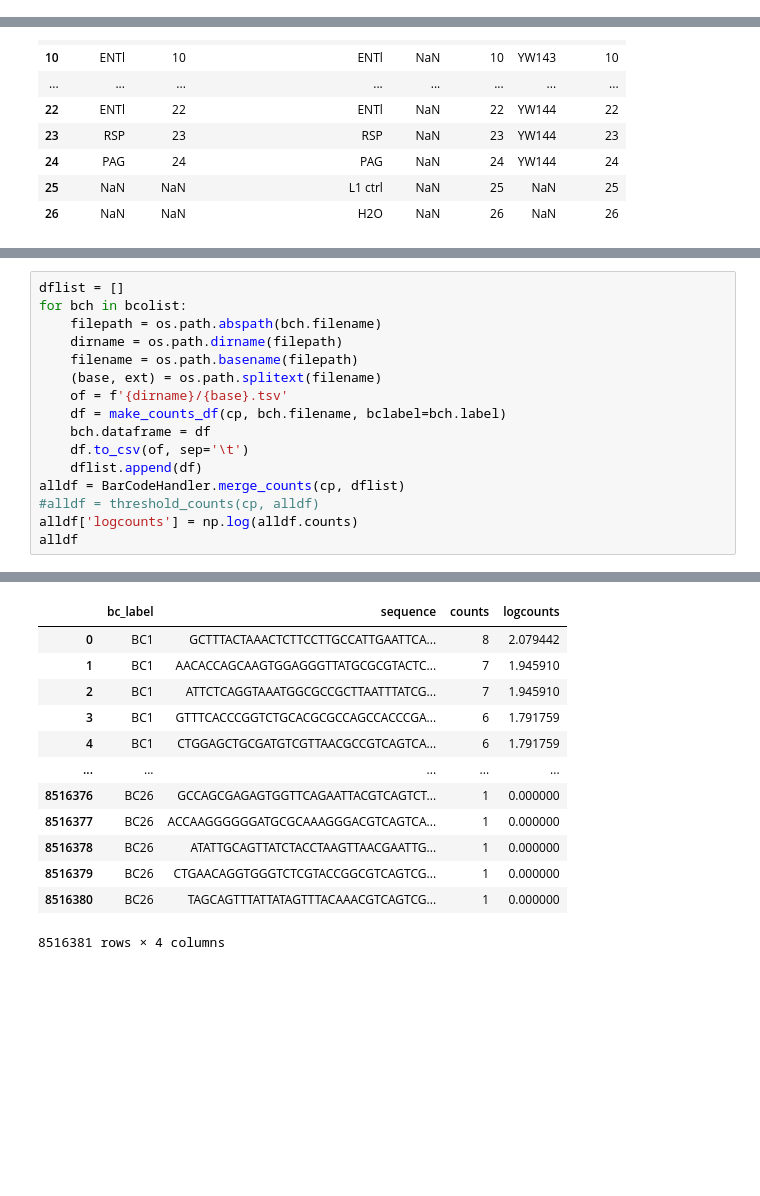
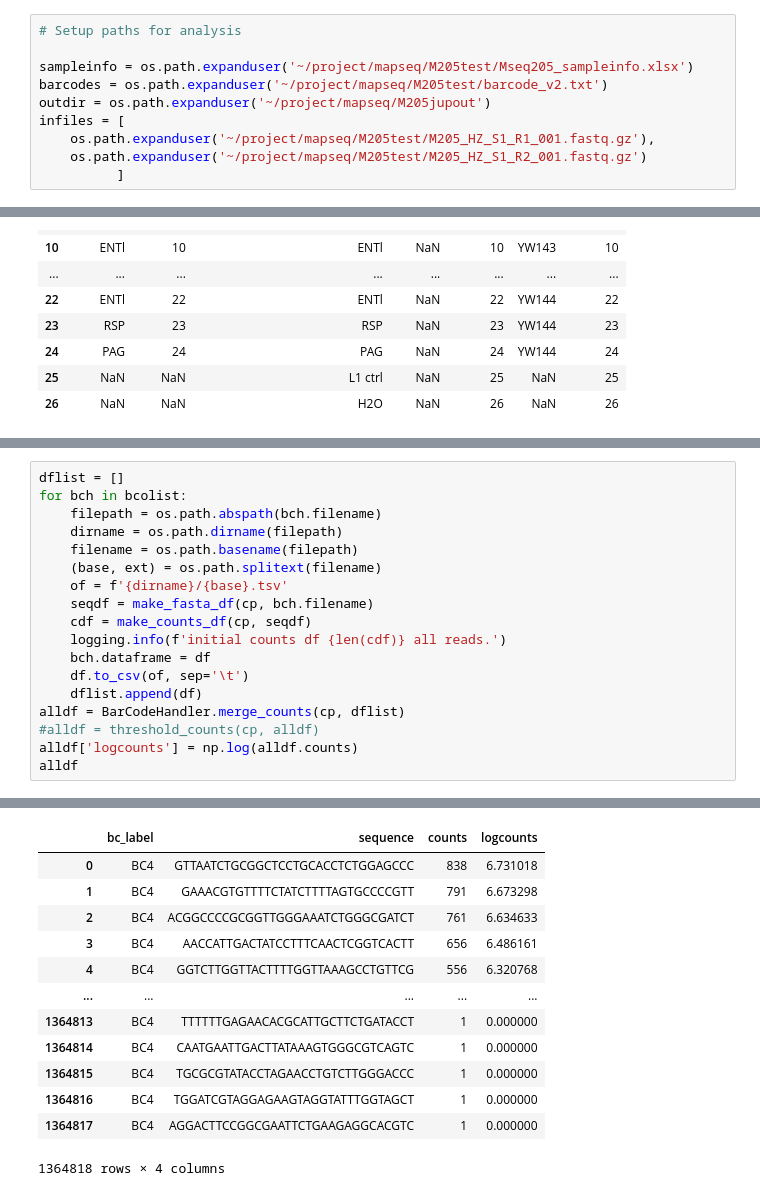
Before and after one commit to ZadorLaboratory/mapseq-processing, a Jupyter notebook: notebooks/MAPseq Processing.ipynb, the cells around one changed output, grey strips where cells are left out. Drawn from its saved outputs; the diff is of its cells as text; blank space fills up the shorter version.

```diff
--- a/notebooks/MAPseq Processing.ipynb
+++ b/notebooks/MAPseq Processing.ipynb
@@ -38,6 +37,16 @@ logging.getLogger().setLevel(logging.INFO)
 print("Done")
 # %% [output]
 Done
+# %%
+# Setup paths for analysis
+
+sampleinfo = os.path.expanduser('~/project/mapseq/M205test/Mseq205_sampleinfo.xlsx')
+barcodes = os.path.expanduser('~/project/mapseq/M205test/barcode_v2.txt')
+outdir = os.path.expanduser('~/project/mapseq/M205jupout')
+infiles = [
+    os.path.expanduser('~/project/mapseq/M205test/M205_HZ_S1_R1_001.fastq.gz'),
+    os.path.expanduser('~/project/mapseq/M205test/M205_HZ_S1_R2_001.fastq.gz')
+          ]
 # %%
 sampdf = load_sample_info(cp, sampleinfo)
 # extract list of actually used primers.
@@ -96,7 +109,9 @@ for bch in bcolist:
     filename = os.path.basename(filepath)
     (base, ext) = os.path.splitext(filename)
     of = f'{dirname}/{base}.tsv'
-    df = make_counts_df(cp, bch.filename, bclabel=bch.label)
+    seqdf = make_fasta_df(cp, bch.filename)
+    cdf = make_counts_df(cp, seqdf)
+    logging.info(f'initial counts df {len(cdf)} all reads.')
     bch.dataframe = df
     df.to_csv(of, sep='\t')
     dflist.append(df)
@@ -125,16 +140,16 @@ alldf
 |  | bc_label | sequence | counts | logcounts |
-| 0 | BC1 | GCTTTACTAAACTCTTCCTTGCCATTGAATTCA... | 8 | 2.079442 |
-| 1 | BC1 | AACACCAGCAAGTGGAGGGTTATGCGCGTACTC... | 7 | 1.945910 |
-| 2 | BC1 | ATTCTCAGGTAAATGGCGCCGCTTAATTTATCG... | 7 | 1.945910 |
-| 3 | BC1 | GTTTCACCCGGTCTGCACGCGCCAGCCACCCGA... | 6 | 1.791759 |
-| 4 | BC1 | CTGGAGCTGCGATGTCGTTAACGCCGTCAGTCA... | 6 | 1.791759 |
+| 0 | BC4 | GTTAATCTGCGGCTCCTGCACCTCTGGAGCCC | 838 | 6.731018 |
+| 1 | BC4 | GAAACGTGTTTTCTATCTTTTAGTGCCCCGTT | 791 | 6.673298 |
+| 2 | BC4 | ACGGCCCCGCGGTTGGGAAATCTGGGCGATCT | 761 | 6.634633 |
+| 3 | BC4 | AACCATTGACTATCCTTTCAACTCGGTCACTT | 656 | 6.486161 |
+| 4 | BC4 | GGTCTTGGTTACTTTTGGTTAAAGCCTGTTCG | 556 | 6.320768 |
 | ... | ... | ... | ... | ... |
-| 8516376 | BC26 | GCCAGCGAGAGTGGTTCAGAATTACGTCAGTCT... | 1 | 0.000000 |
-| 8516377 | BC26 | ACCAAGGGGGGATGCGCAAAGGGACGTCAGTCA... | 1 | 0.000000 |
-| 8516378 | BC26 | ATATTGCAGTTATCTACCTAAGTTAACGAATTG... | 1 | 0.000000 |
-| 8516379 | BC26 | CTGAACAGGTGGGTCTCGTACCGGCGTCAGTCG... | 1 | 0.000000 |
-| 8516380 | BC26 | TAGCAGTTTATTATAGTTTACAAACGTCAGTCG... | 1 | 0.000000 |
+| 1364813 | BC4 | TTTTTTGAGAACACGCATTGCTTCTGATACCT | 1 | 0.000000 |
+| 1364814 | BC4 | CAATGAATTGACTTATAAAGTGGGCGTCAGTC | 1 | 0.000000 |
+| 1364815 | BC4 | TGCGCGTATACCTAGAACCTGTCTTGGGACCC | 1 | 0.000000 |
+| 1364816 | BC4 | TGGATCGTAGGAGAAGTAGGTATTTGGTAGCT | 1 | 0.000000 |
+| 1364817 | BC4 | AGGACTTCCGGCGAATTCTGAAGAGGCACGTC | 1 | 0.000000 |
-8516381 rows × 4 columns
+1364818 rows × 4 columns
 # %%
 graph = sns.FacetGrid(alldf, col = 'bc_label', hue='counts', col_wrap = 4, row_order='bc_label')
 graph.map(sns.histplot, "counts")
```
Also changed, not shown: parts of 9 cells of this notebook.
